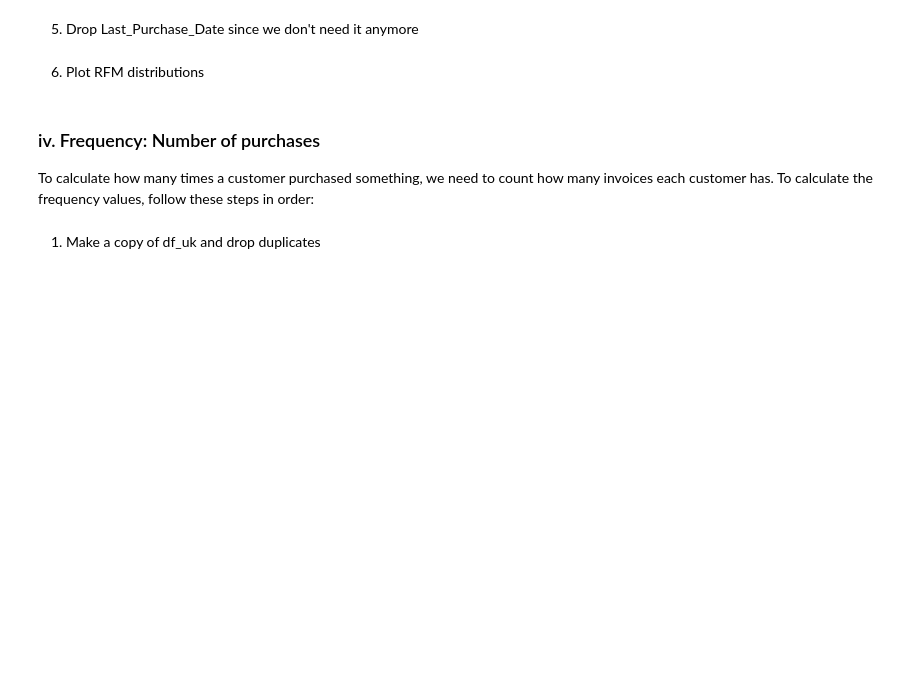
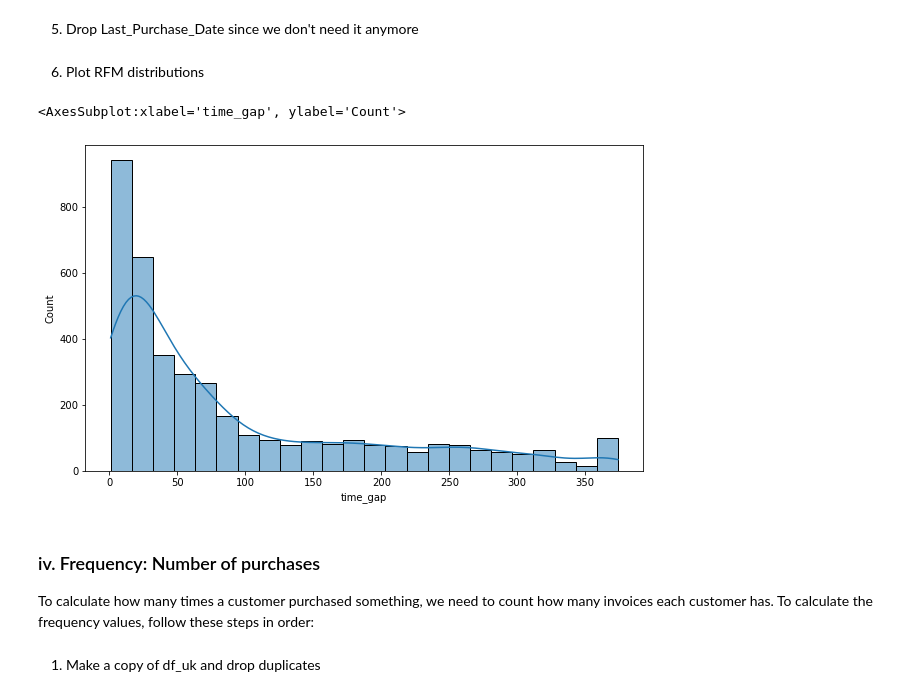
Before and after one commit to habip-bingol/Projects, a Jupyter notebook: ML_Projects/Capstone Projects/Customer_Segmentation/Customer_Segmentation_Student_Notebook_Capstone_1_V2.ipynb, the cells around one changed output. Cells and saved outputs as stored; diff of their text form; code cells hidden in the pictures; blank space fills up the shorter version.

```diff
--- a/ML_Projects/Capstone Projects/Customer_Segmentation/Customer_Segmentation_Student_Notebook_Capstone_1_V2.ipynb
+++ b/ML_Projects/Capstone Projects/Customer_Segmentation/Customer_Segmentation_Student_Notebook_Capstone_1_V2.ipynb
@@ -886,2 +942,5 @@ To calculate the recency values, follow these steps in order:
 # %% [markdown]
 2. Create a new column called Date which contains the invoice date without the timestamp
+# %%
+df_uk["date"] = df_uk.InvoiceDate.dt.date
+df_uk["date"]
@@ -888,2 +960,6 @@ To calculate the recency values, follow these steps in order:
 # %% [markdown]
 3. Group by CustomerID and check the last date of purchase
+# %%
+df_1 = pd.DataFrame(df_uk.groupby("CustomerID")["date"].max())
+df_1 = df_1.reset_index()
+df_1
@@ -889,0 +980,3 @@ To calculate the recency values, follow these steps in order:
+# %%
+df_1["time_gap"] = current_time - df_1.date
+df_1
@@ -889,0 +997,2 @@ To calculate the recency values, follow these steps in order:
+# %%
+df_1.time_gap = df_1.time_gap.astype("str").str.extract(r"(\d+)").astype("float")
@@ -893,6 +1056,11 @@ To calculate the recency values, follow these steps in order:
 5. Drop Last_Purchase_Date since we don't need it anymore
 # %% [markdown]
 6. Plot RFM distributions
+# %%
+sns.histplot(x=df_1.time_gap, kde=True)
+# %% [output]
+<AxesSubplot:xlabel='time_gap', ylabel='Count'>
+[figure, added]
 # %% [markdown]
 ### iv. Frequency: Number of purchases
 
```
Also changed, not shown: parts of 13 cells of this notebook.
